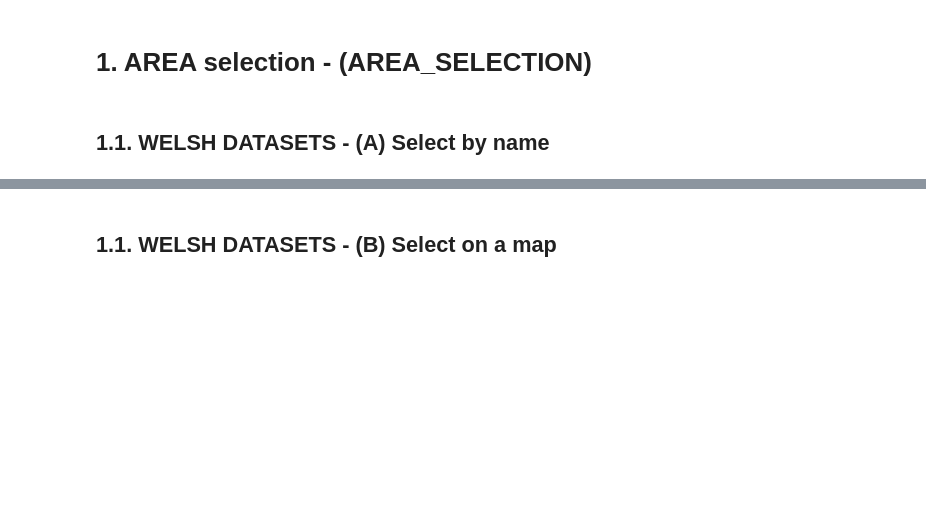
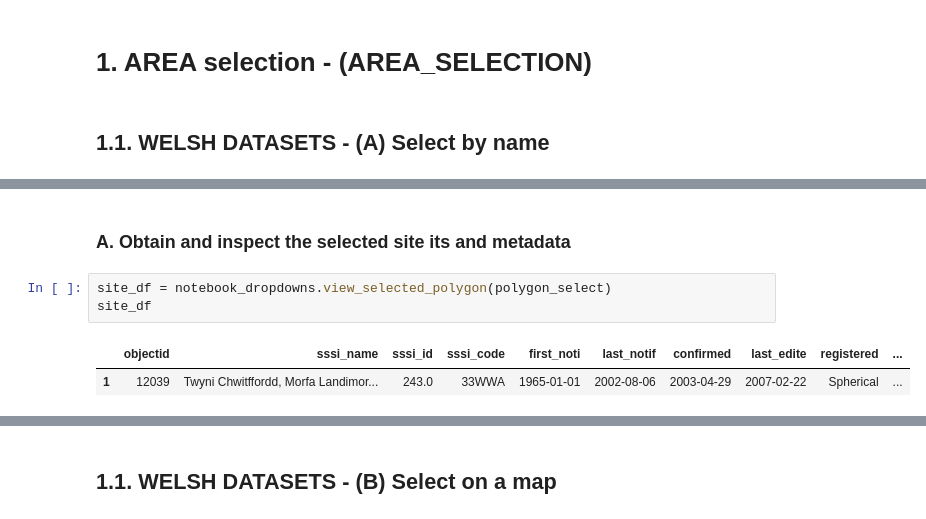
Before and after one commit to livingearth-system/wdc_space, a Jupyter notebook: 0. Area_Dropdown_Notebook.ipynb, the cells around one changed output, grey strips where cells are left out. Cells and saved outputs as stored; diff of their text form; blank space fills up the shorter version.

Commit message:
adds draw on map feature and proper function names

```diff
--- a/0. Area_Dropdown_Notebook.ipynb
+++ b/0. Area_Dropdown_Notebook.ipynb
@@ -75,4 +75,12 @@ Dropdown(description='Select Type', layout=Layout(width='40%'), options=('1. Use
 Dropdown(description='Choose Vector', layout=Layout(width='40%'), options=('bbnp boundary', 'blackmts boundary…
 Dropdown(description='Select a polygon', layout=Layout(width='40%'), options=(), style=DescriptionStyle(descri…
 [interactive output not drawn]
+# %% [markdown]
+### A. Obtain and inspect the selected site its and metadata
+# %%
+site_df = notebook_dropdowns.view_selected_polygon(polygon_select)
+site_df
+# %% [output]
+|  | objectid | sssi_name | sssi_id | sssi_code | first_noti | last_notif | confirmed | last_edite | registered | ... |
+| 1 | 12039 | Twyni Chwitffordd, Morfa Landimor... | 243.0 | 33WWA | 1965-01-01 | 2002-08-06 | 2003-04-29 | 2007-02-22 | Spherical | ... |
 # %% [markdown]
```
Also changed, not shown: parts of 12 cells of this notebook, 1 other file.
